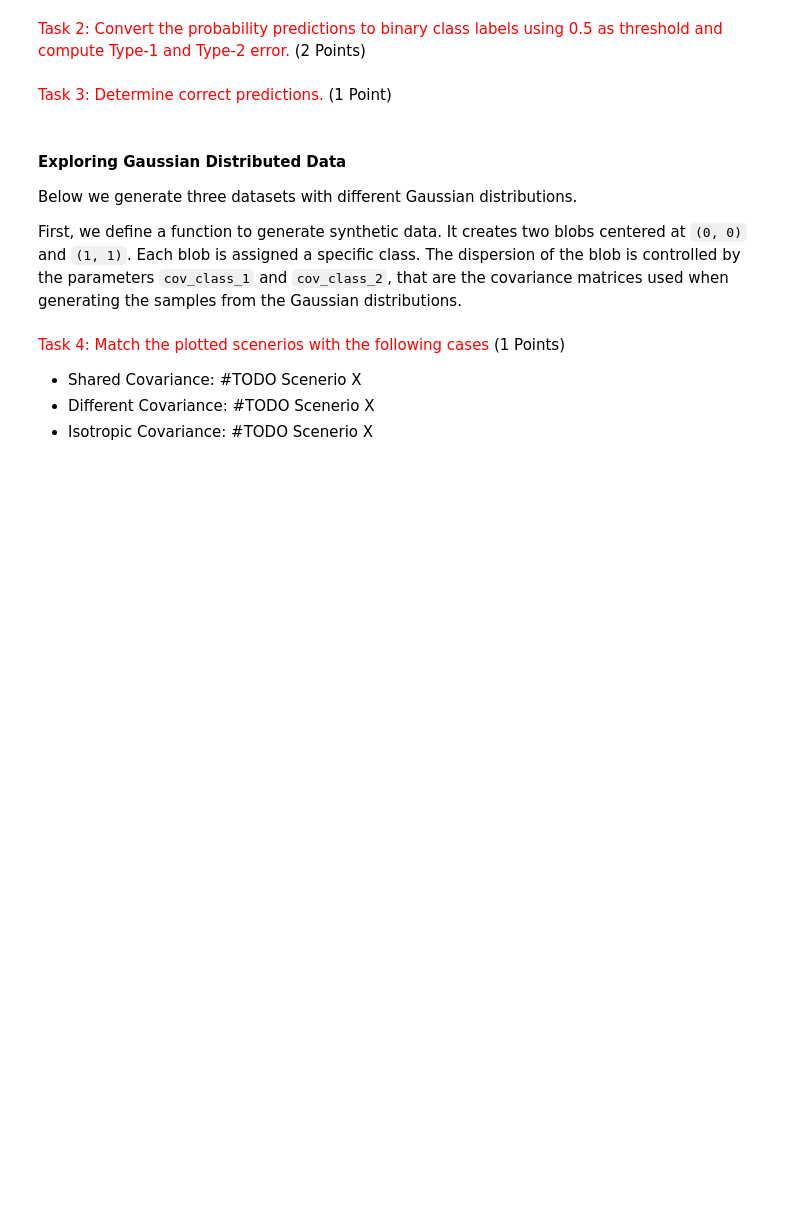
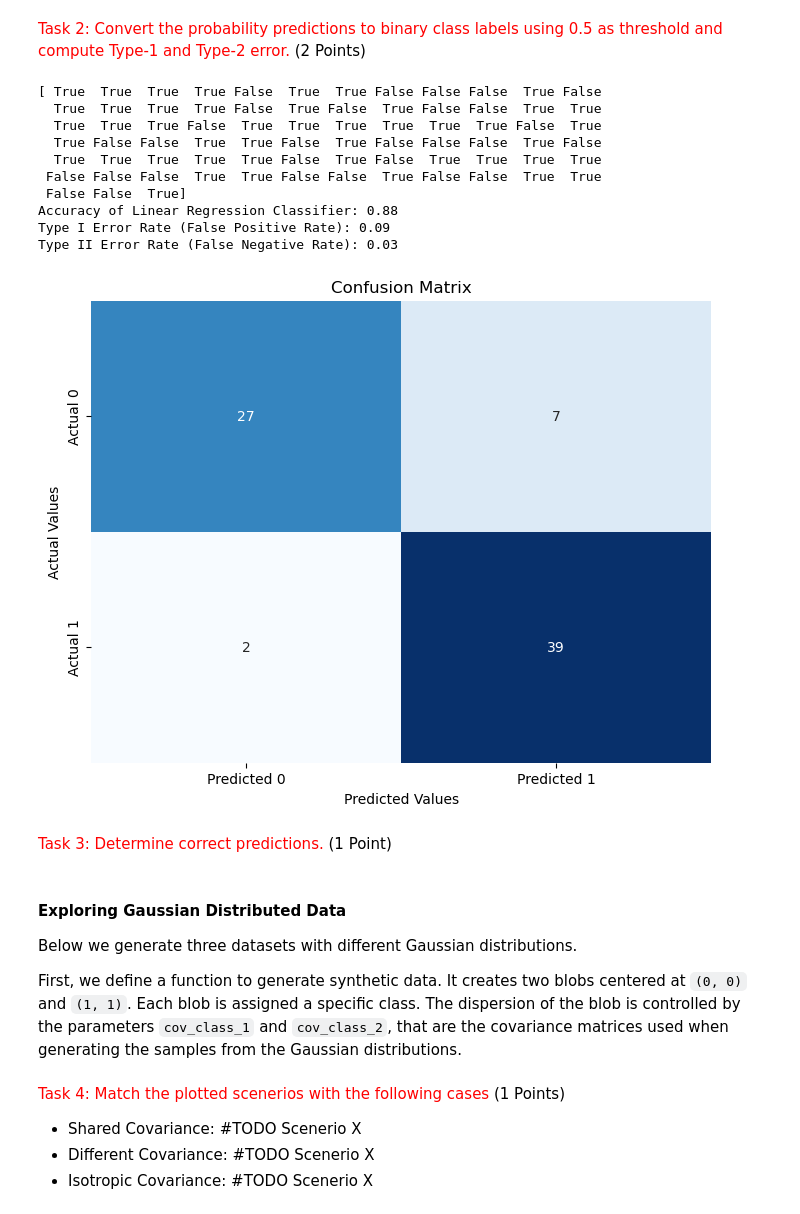
Before and after one commit to samueleserri/Elements-of-machine-learning, a Jupyter notebook: assignment_2_handout.ipynb, the cells around one changed output. Saved outputs shown, nothing was run; the diff lists cells and outputs as text; code cells hidden in the pictures; blank space fills up the shorter version.

```diff
--- a/assignment_2_handout.ipynb
+++ b/assignment_2_handout.ipynb
@@ -153,7 +172,10 @@ plt.show()
 <span style="color:red">Task 2: Convert the probability predictions to binary class labels using 0.5 as threshold and compute Type-1 and Type-2 error.</span> (2 Points)
 # %%
 # TODO - Your code here
-y_pred_class = #TODO
+# if probability is greater than 0.5 then class 1, otherwise class 0
+# type-1 is false positive
+# type-2 is false negative
+y_pred_class = y_pred_prob > 0.5
 
 import numpy as np
 import pandas as pd
@@ -161,35 +183,47 @@ import seaborn as sns
 import matplotlib.pyplot as plt
 from sklearn.metrics import accuracy_score, confusion_matrix
 
 
 # Evaluate the model
 accuracy = accuracy_score(y_test, y_pred_class)
 print(f'Accuracy of Linear Regression Classifier: {accuracy:.2f}')
 
 # Confusion Matrix
 cm = confusion_matrix(y_test, y_pred_class)
 
 FP = cm[0, 1]  # False Positive
 FN = cm[1, 0]  # False Negative
 TN = cm[0, 0]  # True Negative
 TP = cm[1, 1]  # True Positive
 
 # TODO - Your code here # Calculate Type I and Type II error rates
-type1_error_rate = #TODO
-type2_error_rate = #TODO
+type1_error_rate = FP / len(y_pred_class)
+type2_error_rate = FN / len(y_pred_class)
 
 print(f'Type I Error Rate (False Positive Rate): {type1_error_rate:.2f}')
 print(f'Type II Error Rate (False Negative Rate): {type2_error_rate:.2f}')
 
 # Visualize the confusion matrix with heatmap
 cm_df = pd.DataFrame(cm, index=['Actual 0', 'Actual 1'], columns=['Predicted 0', 'Predicted 1'])
 
 plt.figure(figsize=(8, 6))
 sns.heatmap(cm_df, annot=True, fmt='g', cmap='Blues', cbar=False)
 plt.title('Confusion Matrix')
 plt.ylabel('Actual Values')
 plt.xlabel('Predicted Values')
 plt.show()
+# %% [output]
+[ True  True  True  True False  True  True False False False  True False
+  True  True  True  True False  True False  True False False  True  True
+  True  True  True False  True  True  True  True  True  True False  True
+  True False False  True  True False  True False False False  True False
+  True  True  True  True  True False  True False  True  True  True  True
+ False False False  True  True False False  True False False  True  True
+ False False  True]
+Accuracy of Linear Regression Classifier: 0.88
+Type I Error Rate (False Positive Rate): 0.09
+Type II Error Rate (False Negative Rate): 0.03
+[figure, added]
 # %% [markdown]
 <span style="color:red">Task 3: Determine correct predictions.</span> (1 Point)
 # %%
```
Also changed, not shown: parts of 1 cell of this notebook.
